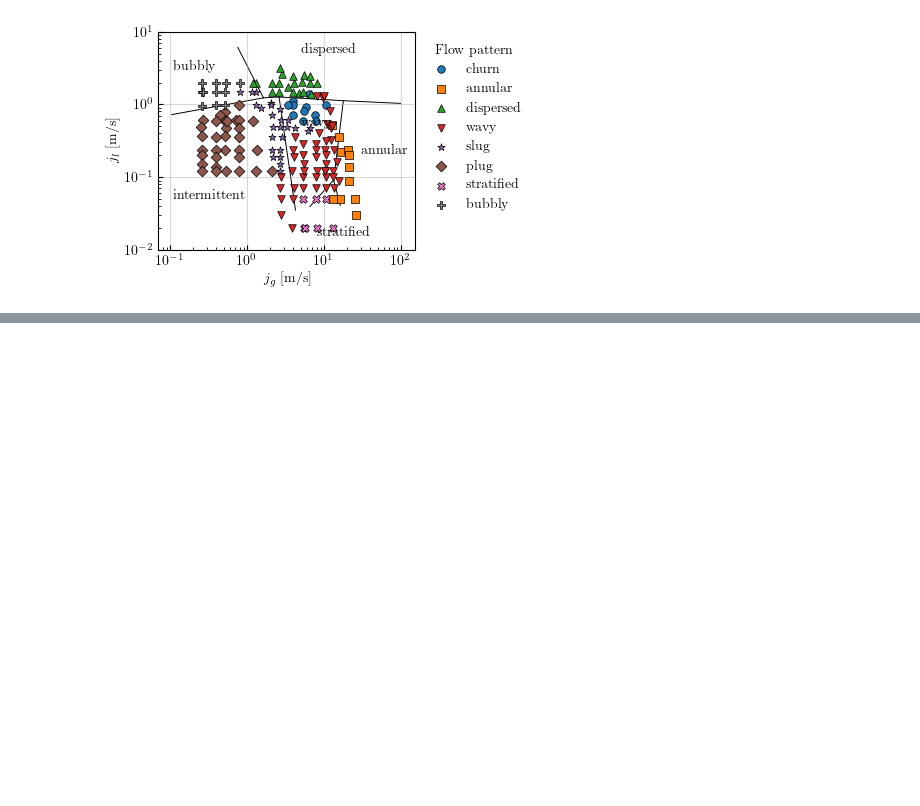
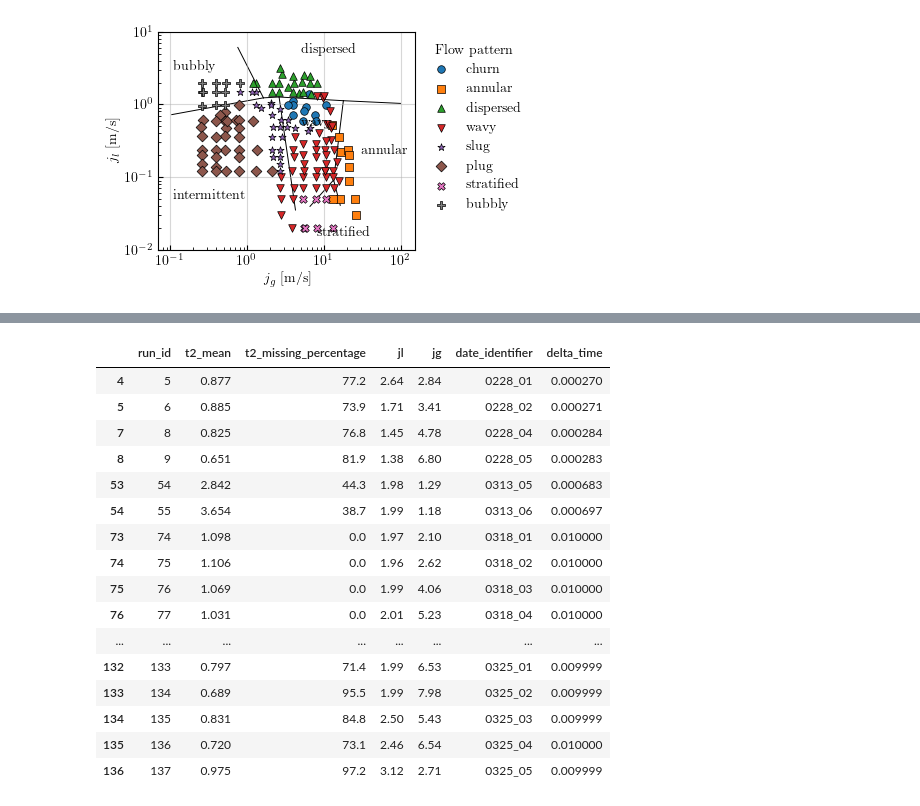
Before and after one commit to fernandonquintino/confocal_film_measurement, a Jupyter notebook: notebooks/flow_pattern_maps.ipynb, the cells around one changed output, grey strips where cells are left out. Saved outputs shown, nothing was run; the diff lists cells and outputs as text; code cells hidden in the pictures; blank space fills up the shorter version.

```diff
--- a/notebooks/flow_pattern_maps.ipynb
+++ b/notebooks/flow_pattern_maps.ipynb
@@ -76,0 +112,20 @@ fig2.savefig(all_conditions_path, format='pdf', bbox_inches='tight')
+# %%
+df_consolidated.loc[(df_consolidated['reduced_pattern']=='dispersed') ][['run_id', 't2_mean', 't2_missing_percentage', 'jl', 'jg', 'date_identifier', 'delta_time']]
+# %% [output]
+|  | run_id | t2_mean | t2_missing_percentage | jl | jg | date_identifier | delta_time |
+| 4 | 5 | 0.877 | 77.2 | 2.64 | 2.84 | 0228_01 | 0.000270 |
+| 5 | 6 | 0.885 | 73.9 | 1.71 | 3.41 | 0228_02 | 0.000271 |
+| 7 | 8 | 0.825 | 76.8 | 1.45 | 4.78 | 0228_04 | 0.000284 |
+| 8 | 9 | 0.651 | 81.9 | 1.38 | 6.80 | 0228_05 | 0.000283 |
+| 53 | 54 | 2.842 | 44.3 | 1.98 | 1.29 | 0313_05 | 0.000683 |
+| 54 | 55 | 3.654 | 38.7 | 1.99 | 1.18 | 0313_06 | 0.000697 |
+| 73 | 74 | 1.098 | 0.0 | 1.97 | 2.10 | 0318_01 | 0.010000 |
+| 74 | 75 | 1.106 | 0.0 | 1.96 | 2.62 | 0318_02 | 0.010000 |
+| 75 | 76 | 1.069 | 0.0 | 1.99 | 4.06 | 0318_03 | 0.010000 |
+| 76 | 77 | 1.031 | 0.0 | 2.01 | 5.23 | 0318_04 | 0.010000 |
+| ... | ... | ... | ... | ... | ... | ... | ... |
+| 132 | 133 | 0.797 | 71.4 | 1.99 | 6.53 | 0325_01 | 0.009999 |
+| 133 | 134 | 0.689 | 95.5 | 1.99 | 7.98 | 0325_02 | 0.009999 |
+| 134 | 135 | 0.831 | 84.8 | 2.50 | 5.43 | 0325_03 | 0.009999 |
+| 135 | 136 | 0.720 | 73.1 | 2.46 | 6.54 | 0325_04 | 0.010000 |
+| 136 | 137 | 0.975 | 97.2 | 3.12 | 2.71 | 0325_05 | 0.009999 |
```
Also changed, not shown: parts of 9 cells of this notebook, 15 other files.
